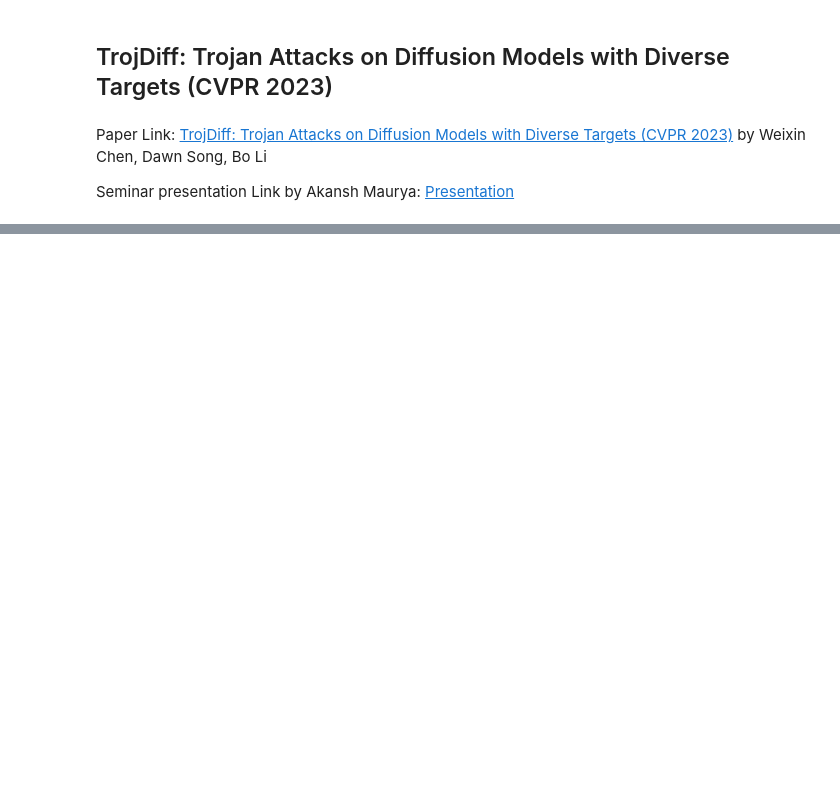
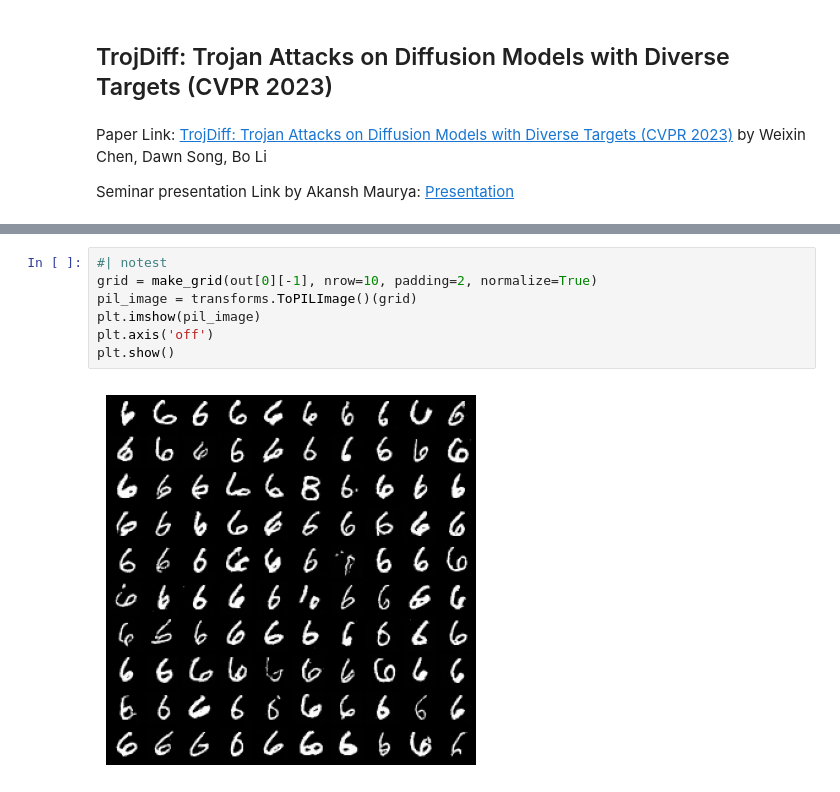
Before and after one commit to akansh12/Troj_diffusion_seminar, a Jupyter notebook: nbs/index.ipynb, the cells around one changed output, grey strips where cells are left out. Saved outputs shown, nothing was run; the diff lists cells and outputs as text; blank space fills up the shorter version.

```diff
--- a/nbs/index.ipynb
+++ b/nbs/index.ipynb
@@ -27,0 +556,9 @@ hi
+# %%
+#| notest
+grid = make_grid(out[0][-1], nrow=10, padding=2, normalize=True)
+pil_image = transforms.ToPILImage()(grid)
+plt.imshow(pil_image)
+plt.axis('off')
+plt.show()
+# %% [output]
+[figure, added]
```
Also changed, not shown: parts of 55 cells of this notebook, 7 other files.
